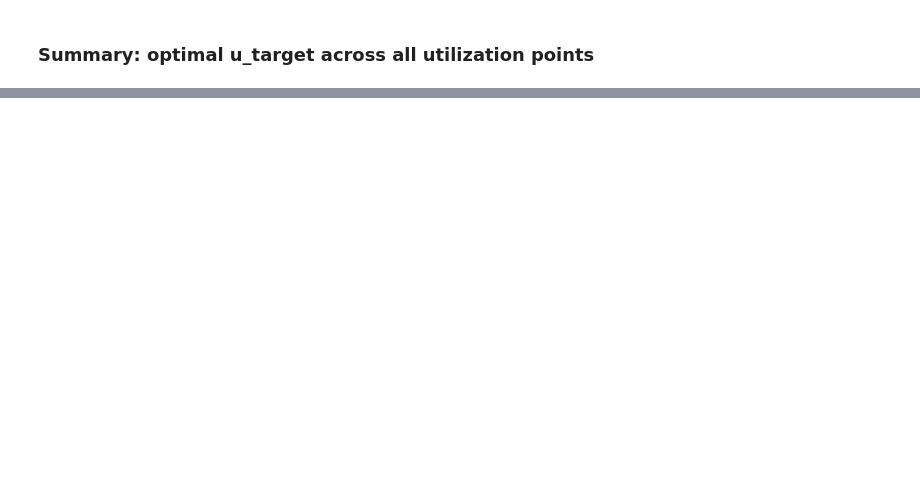
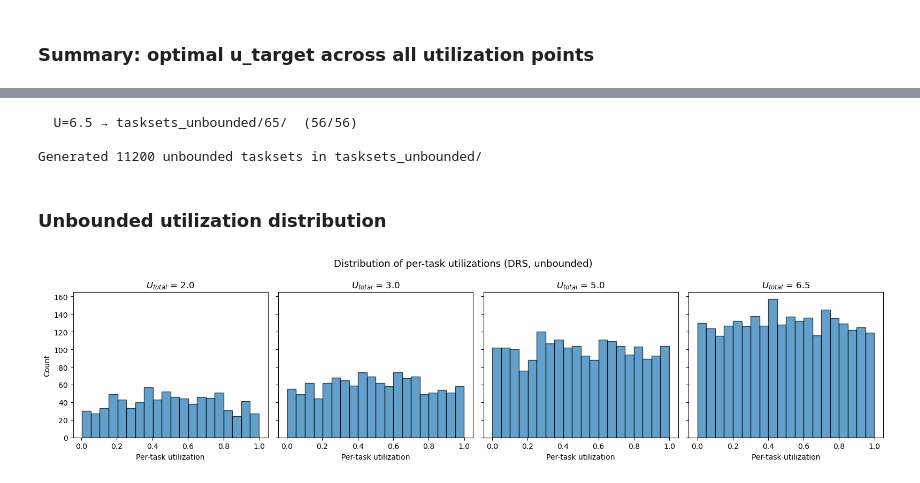
Before and after one commit to fillien/schedsim, a Jupyter notebook: allocator_comparison.ipynb, the cells around one changed output, grey strips where cells are left out. Saved outputs shown, nothing was run; the diff lists cells and outputs as text; code cells hidden in the pictures; blank space fills up the shorter version.

```diff
--- a/allocator_comparison.ipynb
+++ b/allocator_comparison.ipynb
@@ -446,0 +459,63 @@ plt.show()
+# %%
+TASKSET_DIR_UNBOUNDED = "tasksets_unbounded"
+N_SCENARIOS_UNBOUNDED = 200
+UTIL_MIN_UNBOUNDED = 1.0
+UTIL_STEP_UNBOUNDED = 0.1
+UTIL_UNBOUNDED_LO = UTIL_PER_TASK_MIN
+UTIL_UNBOUNDED_HI = 1.0
+UTIL_UNBOUNDED_MID = (UTIL_UNBOUNDED_LO + UTIL_UNBOUNDED_HI) / 2
+util_points_unbounded = np.round(
+    np.arange(UTIL_MIN_UNBOUNDED, UTIL_MAX + UTIL_STEP_UNBOUNDED / 2, UTIL_STEP_UNBOUNDED), 4
+)
+
+tasksets_unbounded = []
+for j, util in enumerate(util_points_unbounded):
+    n_tasks_u = max(int(np.ceil(util / UTIL_UNBOUNDED_HI)),
+                    round(util / UTIL_UNBOUNDED_MID))
+    print(n_tasks_u)
+    folder = os.path.join(TASKSET_DIR_UNBOUNDED, str(int(round(util * 10))))
+    os.makedirs(folder, exist_ok=True)
+    for scenario_idx in range(N_SCENARIOS_UNBOUNDED):
+        seed = int(round(util * 10000)) * 20000 + scenario_idx
+        random.seed(seed)
+        utils = drs(
+            n_tasks_u, util,
+            upper_bounds=[UTIL_UNBOUNDED_HI] * n_tasks_u,
+            lower_bounds=[UTIL_UNBOUNDED_LO] * n_tasks_u,
+        )
+        scenario = sim.from_utilizations(utils, SUCCESS_RATE, COMPRESSION_RATE, seed, NUM_HYPERPERIODS, MIN_JOBS)
+        path = os.path.join(folder, f"{scenario_idx + 1}.json")
+        sim.write_scenario(scenario, path)
+        tasksets_unbounded.append({
+            "total_util": round(float(util), 4),
+            "seed": seed,
+            "utilizations": [float(u) for u in utils],
+            "path": path,
+        })
+    clear_output(wait=True)
+    print(f"  U={util:.1f} → {folder}/  ({j + 1}/{len(util_points_unbounded)})")
+
+print(f"\nGenerated {len(tasksets_unbounded)} unbounded tasksets in {TASKSET_DIR_UNBOUNDED}/")
+# %% [output]
+  U=6.5 → tasksets_unbounded/65/  (56/56)
+
+Generated 11200 unbounded tasksets in tasksets_unbounded/
+# %% [markdown]
+### Unbounded utilization distribution
+# %%
+sample_points_unbounded = [2.0, 3.0, 5.0, round(UTIL_MAX, 1)]
+fig, axes = plt.subplots(1, len(sample_points_unbounded), figsize=(16, 4), sharey=True)
+
+for ax, target in zip(axes, sample_points_unbounded):
+    target_r = round(target, 4)
+    all_utils = [u for t in tasksets_unbounded if t["total_util"] == target_r for u in t["utilizations"]]
+    ax.hist(all_utils, bins=20, edgecolor="black", alpha=0.7)
+    ax.set_title(f"$U_{{total}}$ = {target:.1f}")
+    ax.set_xlabel("Per-task utilization")
+
+axes[0].set_ylabel("Count")
+fig.suptitle("Distribution of per-task utilizations (DRS, unbounded)", fontsize=13)
+plt.tight_layout()
+plt.show()
+# %% [output]
+[figure, added]
```
Also changed, not shown: parts of 46 cells of this notebook, 9 other files.
